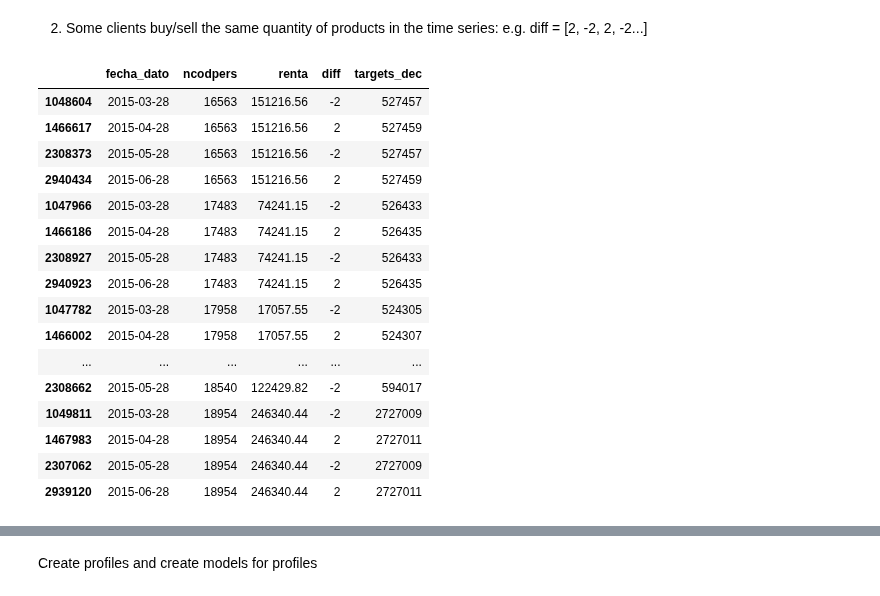
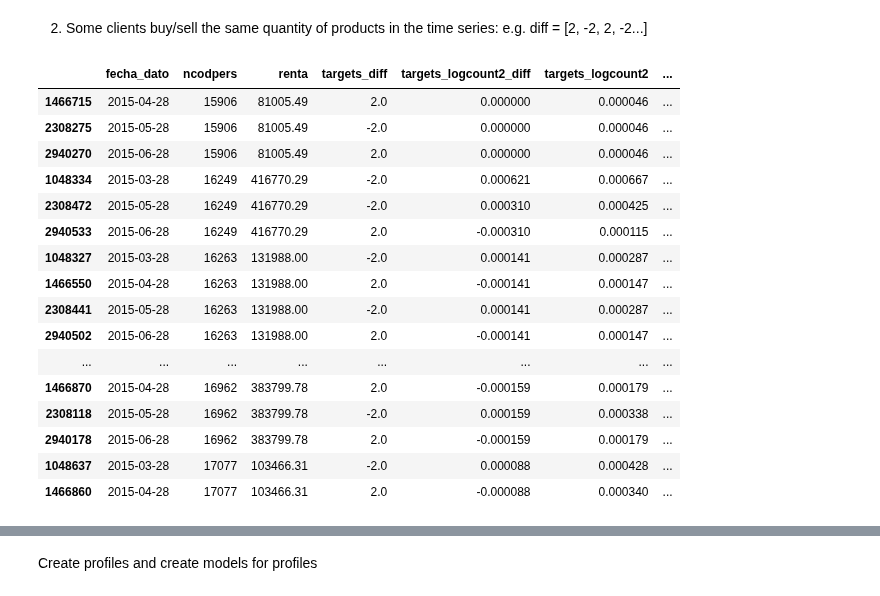
Before and after one commit to vfdev-5/SPR, a Jupyter notebook: keras/NN_predictions_2_CV_active_clients2.ipynb, the cells around one changed output, grey strips where cells are left out. Cells and saved outputs as stored; diff of their text form; code cells hidden in the pictures.

```diff
--- a/keras/NN_predictions_2_CV_active_clients2.ipynb
+++ b/keras/NN_predictions_2_CV_active_clients2.ipynb
@@ -52,8 +34,8 @@ features = [
 # %%
 train_yearmonths_list = [201503, 201504, 201505, 201506, 201603, 201604]
 #train_yearmonths_list = [201505, 201506, 201604]
-val_yearmonth = [201605]
-train_nb_clients = 50000
+val_yearmonth = [201505]
+train_nb_clients = 150000
 train_df, val_df = load_trainval(train_yearmonths_list, val_yearmonth, train_nb_clients)
 # %% [output]
 INFO:root:- Load training data : [201502, 201503, 201504, 201505, 201506, 201602, 201603, 201604]
@@ -178,0 +337,10 @@ for m in months:
+# %%
+train_df.loc[:, 'targets_logDec'] = train_df[TARGET_LABELS].apply(dummies_to_decimal, axis=1)
+mask = ~train_df['lc_targets_str'].isnull()
+train_df.loc[mask, 'lc_targets_logDec'] = train_df[mask][LC_TARGET_LABELS].apply(dummies_to_decimal, axis=1)
+train_df.loc[mask, 'targets_diff'] = train_df.loc[mask, 'targets_logDec'] - train_df.loc[mask, 'lc_targets_logDec']
+train_df.loc[:, 'targets_logDec'] = train_df.loc[:, 'targets_logDec'].apply(lambda x: np.log(x+1))
+train_df.loc[mask, 'lc_targets_logDec'] = train_df.loc[:, 'targets_logDec'].apply(lambda x: np.log(x+1))
+mask = train_df['lc_targets_str'].isnull()
+train_df.loc[mask, 'targets_diff'] = -99999
+train_df.loc[mask, 'lc_targets_logDec'] = -99999
@@ -296,24 +531,25 @@ for ym in yms:
 # %% [markdown]
 2) Some clients buy/sell the same quantity of products in the time series: e.g. diff = [2, -2, 2, -2...]
 # %%
-mask = train_df['diff'].isin([2,-2])
-train_df[mask].sort_values(['ncodpers', 'fecha_dato'])[['fecha_dato','ncodpers', 'renta', 'diff', 'targets_dec']].head(20)
+mask = train_df['targets_diff'].isin([2, -2])
+mask &= ~train_df['targets_diff'].isin([0.0, -99999])
+train_df[mask].sort_values(['ncodpers', 'fecha_dato'])[['fecha_dato','ncodpers', 'renta', 'targets_diff' ,'targets_logcount2_diff', 'targets_logcount2', 'lc_targets_logcount2', 'targets_str', 'lc_targets_str']].head(20)
 # %% [output]
-|  | fecha_dato | ncodpers | renta | diff | targets_dec |
-| 1048604 | 2015-03-28 | 16563 | 151216.56 | -2 | 527457 |
-| 1466617 | 2015-04-28 | 16563 | 151216.56 | 2 | 527459 |
-| 2308373 | 2015-05-28 | 16563 | 151216.56 | -2 | 527457 |
-| 2940434 | 2015-06-28 | 16563 | 151216.56 | 2 | 527459 |
-| 1047966 | 2015-03-28 | 17483 | 74241.15 | -2 | 526433 |
-| 1466186 | 2015-04-28 | 17483 | 74241.15 | 2 | 526435 |
-| 2308927 | 2015-05-28 | 17483 | 74241.15 | -2 | 526433 |
-| 2940923 | 2015-06-28 | 17483 | 74241.15 | 2 | 526435 |
-| 1047782 | 2015-03-28 | 17958 | 17057.55 | -2 | 524305 |
-| 1466002 | 2015-04-28 | 17958 | 17057.55 | 2 | 524307 |
-| ... | ... | ... | ... | ... | ... |
-| 2308662 | 2015-05-28 | 18540 | 122429.82 | -2 | 594017 |
-| 1049811 | 2015-03-28 | 18954 | 246340.44 | -2 | 2727009 |
-| 1467983 | 2015-04-28 | 18954 | 246340.44 | 2 | 2727011 |
-| 2307062 | 2015-05-28 | 18954 | 246340.44 | -2 | 2727009 |
-| 2939120 | 2015-06-28 | 18954 | 246340.44 | 2 | 2727011 |
+|  | fecha_dato | ncodpers | renta | targets_diff | targets_logcount2_diff | targets_logcount2 | ... |
+| 1466715 | 2015-04-28 | 15906 | 81005.49 | 2.0 | 0.000000 | 0.000046 | ... |
+| 2308275 | 2015-05-28 | 15906 | 81005.49 | -2.0 | 0.000000 | 0.000046 | ... |
+| 2940270 | 2015-06-28 | 15906 | 81005.49 | 2.0 | 0.000000 | 0.000046 | ... |
+| 1048334 | 2015-03-28 | 16249 | 416770.29 | -2.0 | 0.000621 | 0.000667 | ... |
+| 2308472 | 2015-05-28 | 16249 | 416770.29 | -2.0 | 0.000310 | 0.000425 | ... |
+| 2940533 | 2015-06-28 | 16249 | 416770.29 | 2.0 | -0.000310 | 0.000115 | ... |
+| 1048327 | 2015-03-28 | 16263 | 131988.00 | -2.0 | 0.000141 | 0.000287 | ... |
+| 1466550 | 2015-04-28 | 16263 | 131988.00 | 2.0 | -0.000141 | 0.000147 | ... |
+| 2308441 | 2015-05-28 | 16263 | 131988.00 | -2.0 | 0.000141 | 0.000287 | ... |
+| 2940502 | 2015-06-28 | 16263 | 131988.00 | 2.0 | -0.000141 | 0.000147 | ... |
+| ... | ... | ... | ... | ... | ... | ... | ... |
+| 1466870 | 2015-04-28 | 16962 | 383799.78 | 2.0 | -0.000159 | 0.000179 | ... |
+| 2308118 | 2015-05-28 | 16962 | 383799.78 | -2.0 | 0.000159 | 0.000338 | ... |
+| 2940178 | 2015-06-28 | 16962 | 383799.78 | 2.0 | -0.000159 | 0.000179 | ... |
+| 1048637 | 2015-03-28 | 17077 | 103466.31 | -2.0 | 0.000088 | 0.000428 | ... |
+| 1466860 | 2015-04-28 | 17077 | 103466.31 | 2.0 | -0.000088 | 0.000340 | ... |
 # %%
```
Also changed, not shown: parts of 123 cells of this notebook, 5 other files.
